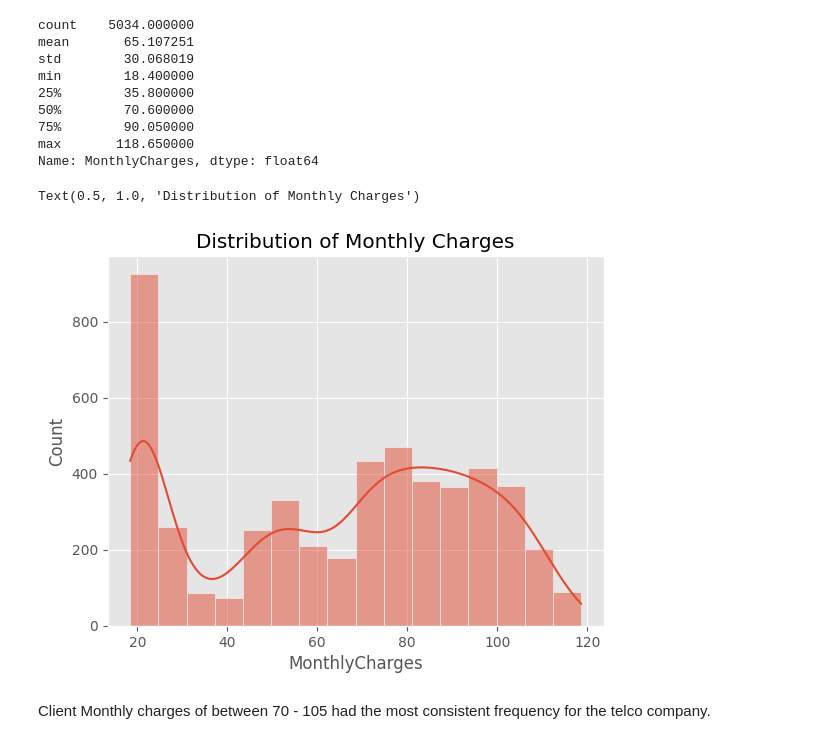
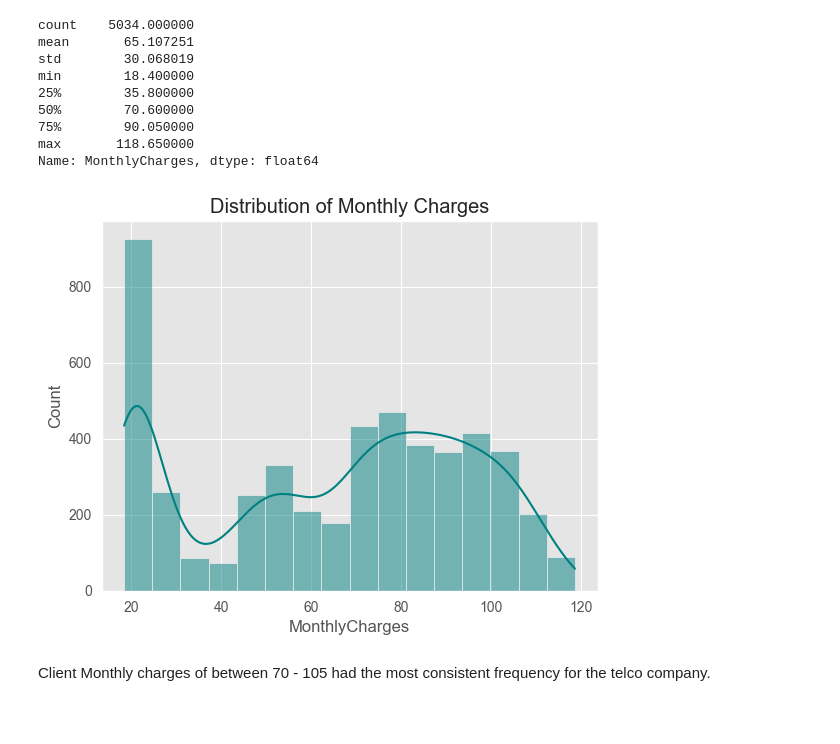
Before and after one commit to kaitany/Telecommunications-Churn-Analysis, a Jupyter notebook: Predicting_Customer_Churn.ipynb, the cells around one changed output. Cells and saved outputs as stored; diff of their text form; code cells hidden in the pictures; blank space fills up the shorter version.

```diff
--- a/Predicting_Customer_Churn.ipynb
+++ b/Predicting_Customer_Churn.ipynb
@@ -1242,11 +1642,10 @@ Name: MonthlyCharges, dtype: float64
 # %%
 # Create the histogram plot of Monthly charges using seaborn
 
-sns.histplot(data=df['MonthlyCharges'], kde=True)
-plt.title('Distribution of Monthly Charges')
+sns.histplot(data=df['MonthlyCharges'], color='teal', kde=True)
+plt.title('Distribution of Monthly Charges');
 # %% [output]
-Text(0.5, 1.0, 'Distribution of Monthly Charges')
-[figure, old version]
+[figure, new version]
 # %% [markdown]
 Client Monthly charges of between 70 - 105 had the most consistent frequency for the telco company.
 # %% [markdown]
```
Also changed, not shown: parts of 92 cells of this notebook, 5 other files.
